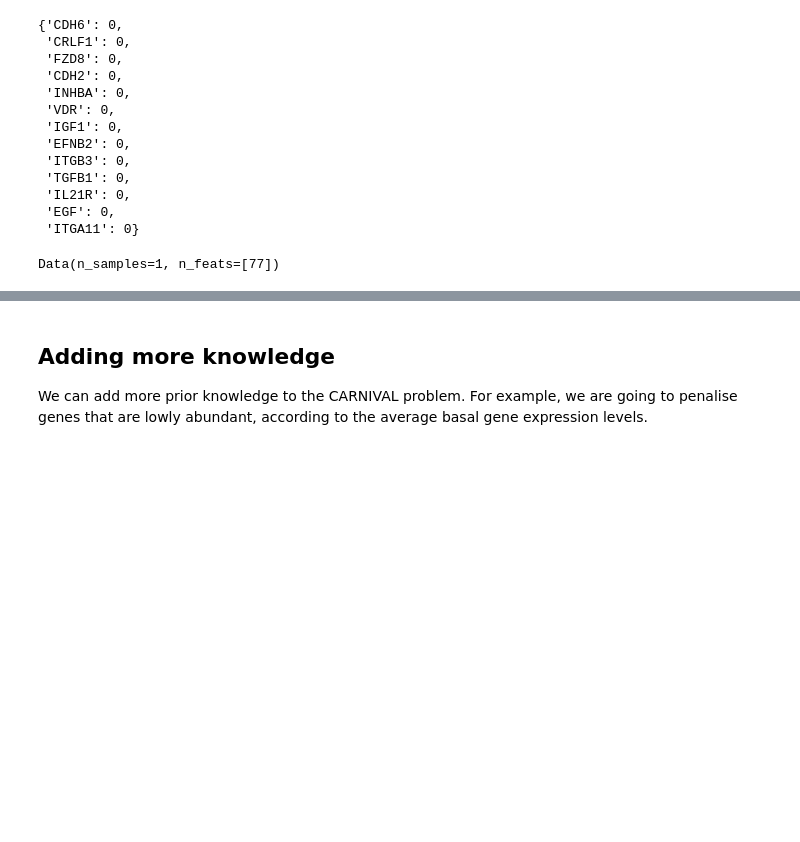
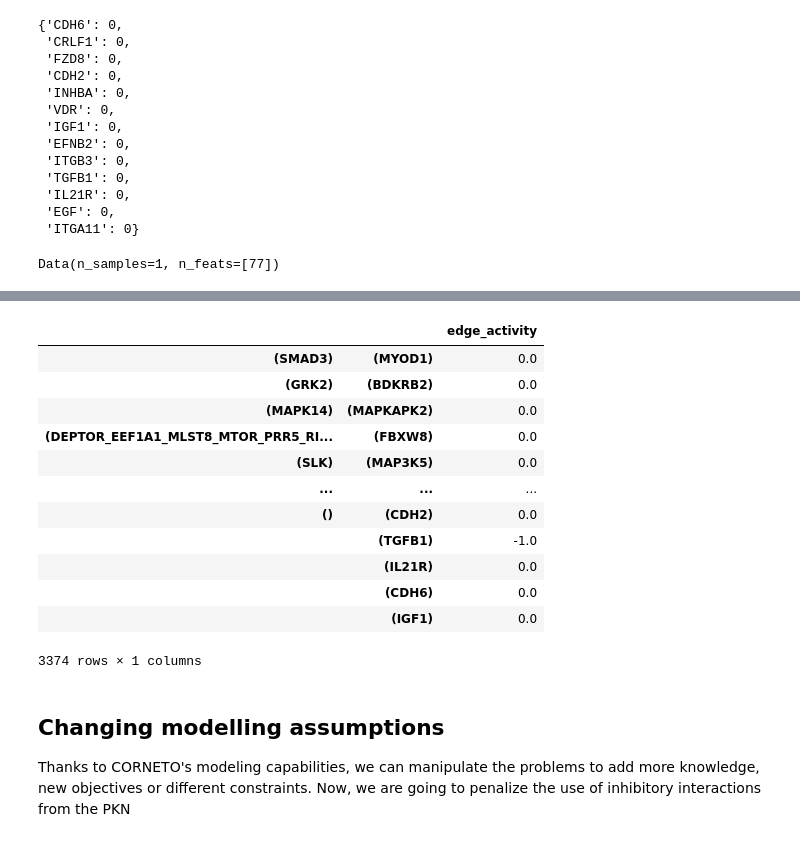
Before and after one commit to saezlab/corneto, a Jupyter notebook: docs/tutorials/single-sample-carnival-transcriptomics.ipynb, the cells around one changed output, grey strips where cells are left out. Cells and saved outputs as stored; diff of their text form; code cells hidden in the pictures; blank space fills up the shorter version.

```diff
--- a/docs/tutorials/single-sample-carnival-transcriptomics.ipynb
+++ b/docs/tutorials/single-sample-carnival-transcriptomics.ipynb
@@ -451,11 +451,3 @@ carnival.processed_graph.plot_values(
 )
 # %% [output]
 [drawing not drawn]
-# %%
-# The CARNIVAL problem can be manipulated for hypothesis exploration.
-# For example, we will say that only 1 of the provided receptors has to be selected, at most.
-P = milp_carnival(Gp, inputs_p, measurements_p, beta_weight=0.2)
-idx_receptors = [vertices.index(k) for k in inputs_p.keys()]
-protein_selected = P.expr.vertex_activated + P.expr.vertex_inhibited
-P += sum(protein_selected[idx_receptors]) == 1
-P.solve(solver="GUROBI", TimeLimit=max_time, Seed=seed);
@@ -482,4 +478,20 @@ for o in P.objectives:
+# %%
+pd.DataFrame(P.expr.edge_value.value, index=carnival.processed_graph.E, columns=["edge_activity"])
+# %% [output]
+|  |  | edge_activity |
+| (SMAD3) | (MYOD1) | 0.0 |
+| (GRK2) | (BDKRB2) | 0.0 |
+| (MAPK14) | (MAPKAPK2) | 0.0 |
+| (DEPTOR_EEF1A1_MLST8_MTOR_PRR5_RI... | (FBXW8) | 0.0 |
+| (SLK) | (MAP3K5) | 0.0 |
+| ... | ... | ... |
+| () | (CDH2) | 0.0 |
+|  | (TGFB1) | -1.0 |
+|  | (IL21R) | 0.0 |
+|  | (CDH6) | 0.0 |
+|  | (IGF1) | 0.0 |
+3374 rows × 1 columns
 # %% [markdown]
-## Adding more knowledge
+## Changing modelling assumptions
 
-We can add more prior knowledge to the CARNIVAL problem. For example, we are going to penalise genes that are lowly abundant, according to the average basal gene expression levels.
+Thanks to CORNETO's modeling capabilities, we can manipulate the problems to add more knowledge, new objectives or different constraints. Now, we are going to penalize the use of inhibitory interactions from the PKN
```
Also changed, not shown: parts of 33 cells of this notebook, 6 other files.
